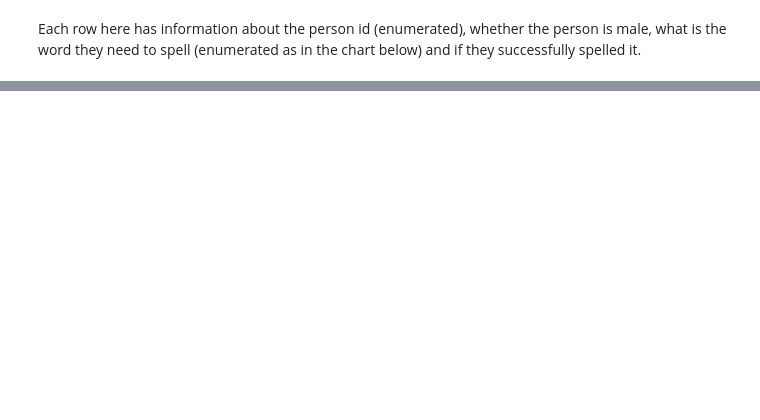
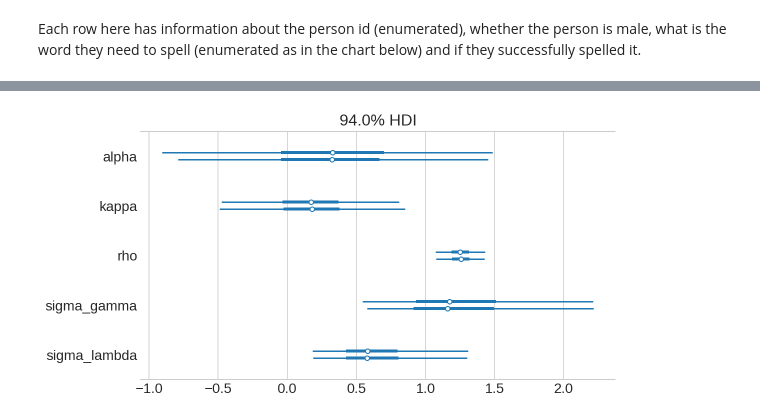
Before and after one commit to petrushev/bayesian-modeling, a Jupyter notebook: 01 spelling/spelling.ipynb, the cells around one changed output, grey strips where cells are left out. Saved outputs shown, nothing was run; the diff lists cells and outputs as text; code cells hidden in the pictures; blank space fills up the shorter version.

```diff
--- a/01 spelling/spelling.ipynb
+++ b/01 spelling/spelling.ipynb
@@ -238,0 +87,33 @@ None
+# %%
+n_person = data.student.nunique()
+n_word = data.word.nunique()
+
+with pm.Model() as m1:
+    alpha = pm.Normal('alpha', 0, 1.5)
+    kappa = pm.Normal('kappa', 0, 1)
+
+    rho = pm.Exponential('rho', 1)
+    beta = pm.Normal('beta', mu=0, sd=rho, shape=n_person)
+
+    sigma_gamma = pm.Exponential('sigma_gamma', 1)
+    gamma = pm.Normal('gamma', 0, sigma_gamma, shape=n_word)
+
+    sigma_lambda = pm.Exponential('sigma_lambda', 1)
+    lambda_ = pm.Normal('lambda', 0, sigma_lambda, shape=n_word)
+
+    a = alpha + beta[data.student.values] + gamma[data.word_i.values]
+    b = kappa + lambda_[data.word_i.values]
+
+    p = pm.math.invlogit(a + b * data.g.values)
+
+    pm.Bernoulli('obs', p=p, observed=data.correct.values)
+
+    # word rates for an average individual, by gender
+    pm.Deterministic(
+        'word_p',
+        pm.math.invlogit(
+            alpha + gamma + (kappa + lambda_) * np.array([[-0.5, 0.5]]).T
+        )
+    )
+
+    trace1 = pm.sample(8000, tune=8000, chains=2)
@@ -238,0 +128,6 @@ None
+# %%
+az.plot_forest(trace1, var_names=['alpha', 'kappa', 'rho', 'sigma_gamma', 'sigma_lambda'],
+               figsize=(8, 4))
+None
+# %% [output]
+[figure, added]
```
Also changed, not shown: parts of 30 cells of this notebook, 1 other file.
